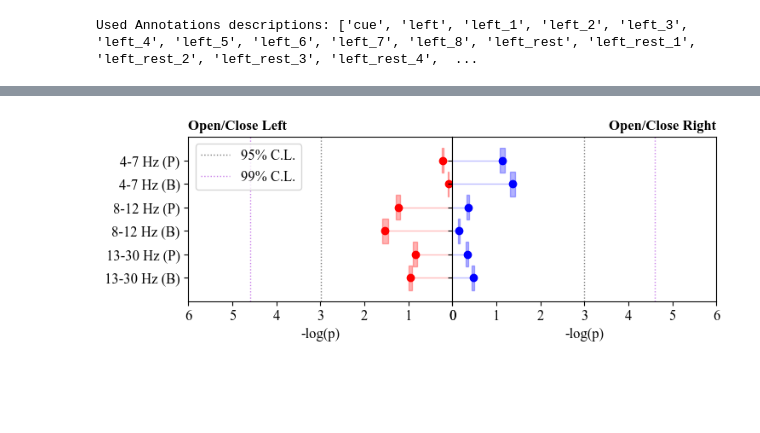
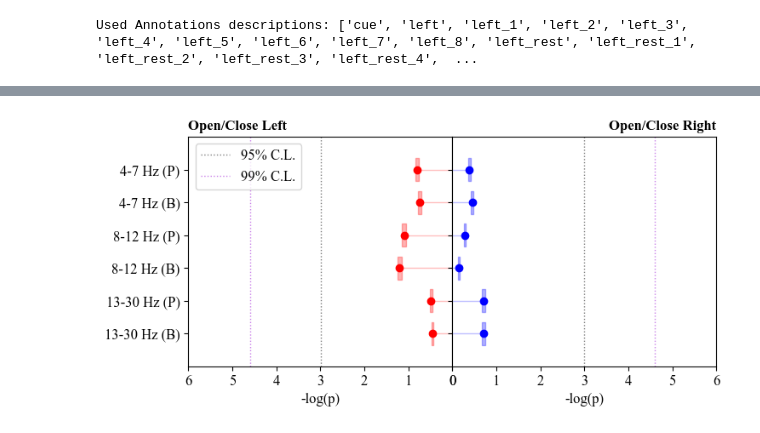
Before and after one commit to S-Shah-Lab/eeg_tools, a Jupyter notebook: tool_develop_motorimagery.ipynb, the cells around one changed output, grey strips where cells are left out. Saved outputs shown, nothing was run; the diff lists cells and outputs as text; code cells hidden in the pictures; blank space fills up the shorter version.

```diff
--- a/tool_develop_motorimagery.ipynb
+++ b/tool_develop_motorimagery.ipynb
@@ -52,6 +82,6 @@ ch_location = eeg_dict.ch_location
 # %%
 # Import .dat file
-signal, states, fs, ch_names, blockSize, montage_type = EEG.import_file_dat(file_path+'/', file_name)
+signal, states, fs, ch_names, blockSize, montage_type = EEG.import_file_dat(file_path, file_name)
 
 if montage_type == 'DSI_24': ch_info = 'DSI24_location.txt'
 elif montage_type == 'EGI_128': ch_info = 'EGI128_location.txt'
@@ -378,8 +347,8 @@ psds_right_rest = epochs_to_psd(RAW_SL, fs, event_dict, 'right_rest_', events_fr
                                 secPerSegment=secPerSegment, secOverlap=secOverlap, nSkip=nSkip)
 # %%
 # Find all channels on the left and right hemispheres
-isLeft_ch =  [x for x in eeg_dict.ch_central + eeg_dict.ch_parietal if x in EEG.find_ch_left(eeg_dict.ch_location)]
-isRight_ch = [x for x in eeg_dict.ch_central + eeg_dict.ch_parietal if x in EEG.find_ch_right(eeg_dict.ch_location)]
+isLeft_ch =  [x for x in eeg_dict.ch_central + eeg_dict.ch_parietal + eeg_dict.ch_frontal if x in EEG.find_ch_left(eeg_dict.ch_location)]
+isRight_ch = [x for x in eeg_dict.ch_central + eeg_dict.ch_parietal + eeg_dict.ch_frontal if x in EEG.find_ch_right(eeg_dict.ch_location)]
 
 # Convert ch_set channels into an array of True of False based on the ones to consider
 isLeft =  np.array([True if x in isLeft_ch  else False for x in EEG.low(ch_setSLAP.get_labels())])
@@ -536,0 +500,25 @@ plt.show()
+# %%
+p_right = []
+r2_right = []
+
+# RIGHT HAND Statistical Test begins
+fig, axs = plt.subplots(nrows=2, ncols=N, figsize=(int(4*N),6))
+# Generate array of trials, rest followed by task
+x = np.vstack([psds_right_rest, psds_right]) #(trial, ch, bin)
+# Generate labels for rest (True) and task (False)
+isTreatment = np.arange(x.shape[0]) < psds_right_rest.shape[0] #(trial,)
+isContrast = isLeft
+
+for i in range(len(freq_band)-1):
+    STAT = mi.Stats(ch_set=ch_setSLAP, dict_symm=eeg_dict.dict_symm, isContralat=isContrast, bins=bins_ticks, custom_bins=[freq_band[i], freq_band[i+1]])
+    r2_right.append(STAT.DifferenceOfR2(x, isTreatment))
+    if perm_bool:
+        if i == 0: axs[0,i].set_title(r'Open/Close Right', fontsize=12,weight='bold', loc='left')
+        axs[0,i].set_title(f'[{freq_band[i]}-{freq_band[i+1]-1}] Hz', fontsize=12, loc='right')
+        p = STAT.ApproxPermutationTest(x=x, isTreatment=isTreatment, stat=STAT.DifferenceOfSumsR2, nSimulations=nSim, plot=True, ax=axs[0,i])
+        p_right.append(p)
+    if boot_bool:
+        p = STAT.BootstrapTest(x=x, isTreatment=isTreatment, stat=STAT.DifferenceOfSumsR2, nSimulations=nSim, nullHypothesisStatValue=0.0, plot=True, ax=axs[1,i])
+        p_right.append(p)
+plt.tight_layout()
+plt.show()
@@ -537,19 +527,19 @@ plt.show()
 # %%
 # Plot p-values extracted by Statistical tests
 # This is a Left - Right view
-fig, (ax1, ax2) = plt.subplots(1, 2, figsize=(8, 2.5), sharey=True)
+fig, (ax1, ax2) = plt.subplots(1, 2, figsize=(8, 3.5), sharey=True)
 y_max = 0.5
 y_min = -0.5
 y = np.linspace(start=y_max, stop=y_min, num=len(p_left)+2)
 y = y[1:-1]
-deltay = 0.075
+deltay = 0.05
 # Left results
 #---------
 x_values = []
 xUp_values = []
 xDown_values = []
 for p in p_left:
-    p_down, p, p_up = STAT.pvalue_interval(p, N+1)
+    p_down, p, p_up = STAT.pvalue_interval(p, nSim+1)
     xUp_values.append(STAT.negP(p_up))
     x_values.append(STAT.negP(p))
     xDown_values.append(STAT.negP(p_down))
@@ -567,32 +557,32 @@ ax1.set_ylim(y_min, y_max)
 ax1.axvline(STAT.negP(0.05), color='black', lw=1, ls=':', alpha=0.5, label='95% C.L.')
 ax1.axvline(STAT.negP(0.01), color='darkviolet', lw=1, ls=':', alpha=0.5, label='99% C.L.')
 ax1.set_yticks(y)
 ax1.set_yticklabels(labels)
 ax1.legend(loc='upper left')
 # Right results
 #---------
 x_values = []
 xUp_values = []
 xDown_values = []
 for p in p_right:
-    p_down, p, p_up = STAT.pvalue_interval(p, N+1)
+    p_down, p, p_up = STAT.pvalue_interval(p, nSim+1)
     xUp_values.append(STAT.negP(p_up))
     x_values.append(STAT.negP(p))
     xDown_values.append(STAT.negP(p_down))
 #---------
 ax2.set_title('Open/Close Right', fontsize=12, loc='right', weight='bold')
 ax2.scatter(x_values, y, color='blue', marker='o')
 # Add confidence interval on true p
 for i in range(len(y)):
     ax2.fill_betweenx([y[i]-deltay, y[i]+deltay], xDown_values[i], xUp_values[i], color='blue', alpha=0.3)
 ax2.hlines(y, 0, x_values, colors='blue', lw=1, alpha=0.25)
 ax2.set_xlabel(r'-log(p)')
 ax2.set_xlim(left=0, right=6)
 ax1.set_ylim(y_min, y_max)
 ax2.axvline(STAT.negP(0.05), color='black', lw=1, ls=':', alpha=0.5)
 ax2.axvline(STAT.negP(0.01), color='darkviolet', lw=1, ls=':', alpha=0.5)
 #---------
 plt.subplots_adjust(wspace=0)  # Adjust space between subplots
 plt.show()
 # %% [output]
-[figure, old version]
+[figure, new version]
```
Also changed, not shown: parts of 57 cells of this notebook, 2 other files.
